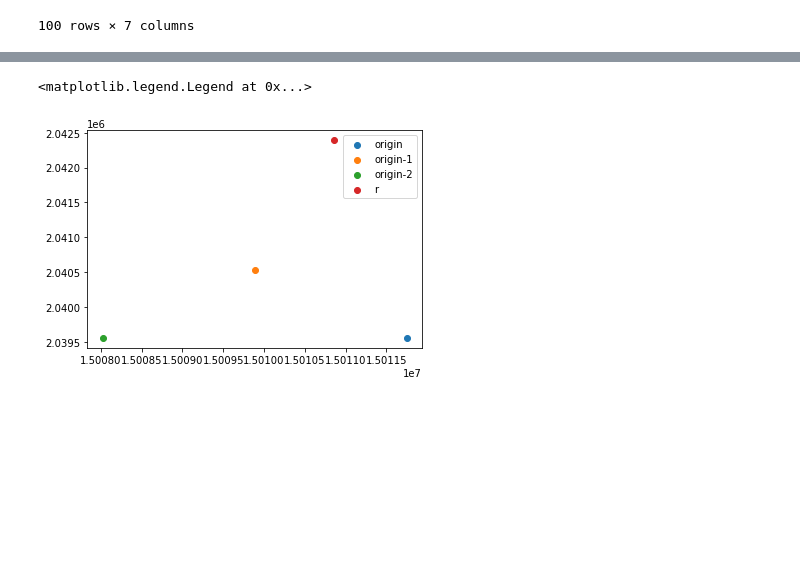
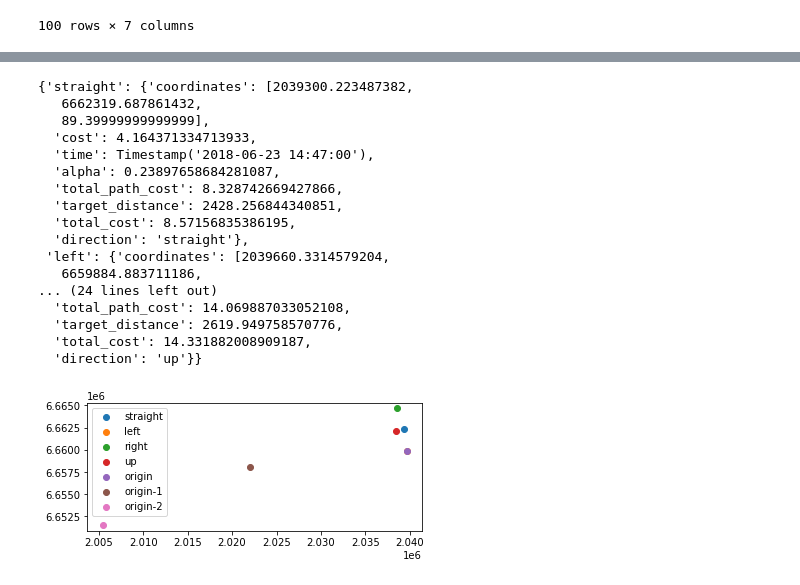
Before and after one commit to kenodressel/climate-challenge, a Jupyter notebook: Classic_Approach.ipynb, the cells around one changed output, grey strips where cells are left out. Saved outputs shown, nothing was run; the diff lists cells and outputs as text; code cells hidden in the pictures; blank space fills up the shorter version.

```diff
--- a/Classic_Approach.ipynb
+++ b/Classic_Approach.ipynb
@@ -237,8 +258,9 @@ flights
 final_position = False
 
 flight = flights.iloc[0]
-x = flight['start_latitudinal']
-y = flight['start_longitudinal']
+# flight['start_latitudinal'] = 4816000
+x = flight['start_longitudinal']
+y = flight['start_latitudinal']
 z = flight['start_flightlevel']
 t = flight['start_time']
 alpha = np.random.random() * 2*np.pi
@@ -248,20 +270,21 @@ history = [{
     'cost': 0,
     'alpha': alpha
 }]
+history_options = []
 
 def is_close(p1, p2):
-    return get_distance(p1, p2) < 2000
+    return get_distance(p1, p2) < 5000
 
 def get_distance(p1, p2):
     return np.sqrt((p1[0]-p2[0])**2 + (p1[1]-p2[1])**2 + (p1[2]-p2[2])**2)
 
-
+flight['end_latitudinal'] = 6660000
 # while not final_position:
 options = lookup_options(x, y, z, t, alpha)
 for k in options.keys():
     options[k]['target_distance'] = get_distance(
         options[k]['coordinates'],
-        [flight['end_latitudinal'], flight['end_longitudinal'], flight['start_flightlevel']]
+        [flight['end_longitudinal'], flight['end_latitudinal'], flight['start_flightlevel']]
     )
     options[k]['total_cost'] = options[k]['cost'] +  options[k]['target_distance'] * 0.01
     options[k]['direction'] = k
@@ -271,10 +294,11 @@ next_step = min(options.values(), key = lambda x: x['total_cost'])
 alpha = next_step['alpha']
 t = next_step['time']
 history.append(next_step)
+history_options.append(options)
 if len(history) % 50 == 0:
     print(next_step)
 
-if is_close(history[-1]['coordinates'], [flight['end_latitudinal'], flight['end_longitudinal'], flight['start_flightlevel']]):
+if is_close(history[-1]['coordinates'], [flight['end_longitudinal'], flight['end_latitudinal'], flight['start_flightlevel']]):
     print("FINSIHED")
     #break
 # while agent not in target
@@ -317,3 +375,11 @@ straight
+# %%
+path = np.array([[d[x]['total_cost'] for x in d.keys()] for d in history_options])
+for i,k in enumerate(history_options[0].keys()):
+    plt.plot(path[:, i], label=k)
+
+plt.xlim(0,2)
+plt.ylim(46075,46140)
+plt.legend()
 # %%
 import matplotlib.pyplot as plt
 
@@ -331,23 +401,42 @@ plt.legend()
 # %%
-#for k in options.keys():
-#    plt.scatter(options[k]['coordinates'][0], options[k]['coordinates'][1], label=k)
+for k in options.keys():
+    plt.scatter(options[k]['coordinates'][0], options[k]['coordinates'][1], label=k)
 
 plt.scatter(history[-1]['coordinates'][0], history[-1]['coordinates'][1], label='origin')
 plt.scatter(history[-2]['coordinates'][0], history[-2]['coordinates'][1], label='origin-1')
 plt.scatter(history[-3]['coordinates'][0], history[-3]['coordinates'][1], label='origin-2')
 
 [x_r, y_r] = rotate(
     [history[-2]['coordinates'][0], history[-2]['coordinates'][1]],
     [history[-1]['coordinates'][0], history[-1]['coordinates'][1]],
     np.pi / 2
 )
-plt.scatter(x_r, y_r, label='r')
+#plt.scatter(x_r, y_r, label='r')
 #plt.xlim([6214000, 6230000])
 #plt.ylim([-2550000, -2530000])
+
+plt.axis('scaled')
 plt.legend()
+history_options[-1]
 # %% [output]
-<matplotlib.legend.Legend at 0x...>
+{'straight': {'coordinates': [2039300.223487382,
+   6662319.687861432,
+   89.39999999999999],
+  'cost': 4.164371334713933,
+  'time': Timestamp('2018-06-23 14:47:00'),
+  'alpha': 0.23897658684281087,
+  'total_path_cost': 8.328742669427866,
+  'target_distance': 2428.256844340851,
+  'total_cost': 8.57156835386195,
+  'direction': 'straight'},
+ 'left': {'coordinates': [2039660.3314579204,
+   6659884.883711186,
+... (24 lines left out)
+  'total_path_cost': 14.069887033052108,
+  'target_distance': 2619.949758570776,
+  'total_cost': 14.331882008909187,
+  'direction': 'up'}}
-[figure, old version]
+[figure, new version]
 # %%
 a = np.array([x['alpha'] for x in history])
 plt.plot(a)
```
Also changed, not shown: parts of 11 cells of this notebook.
